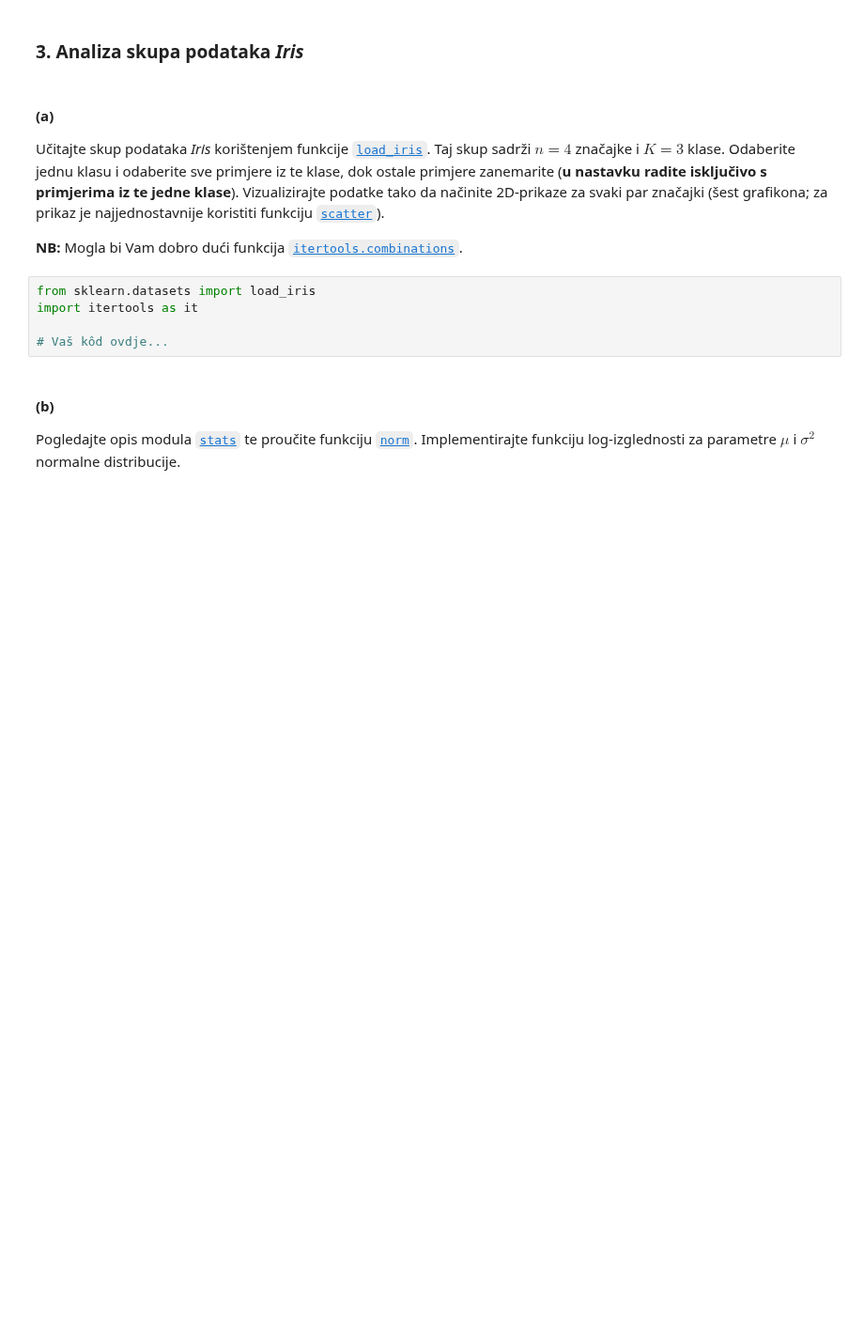
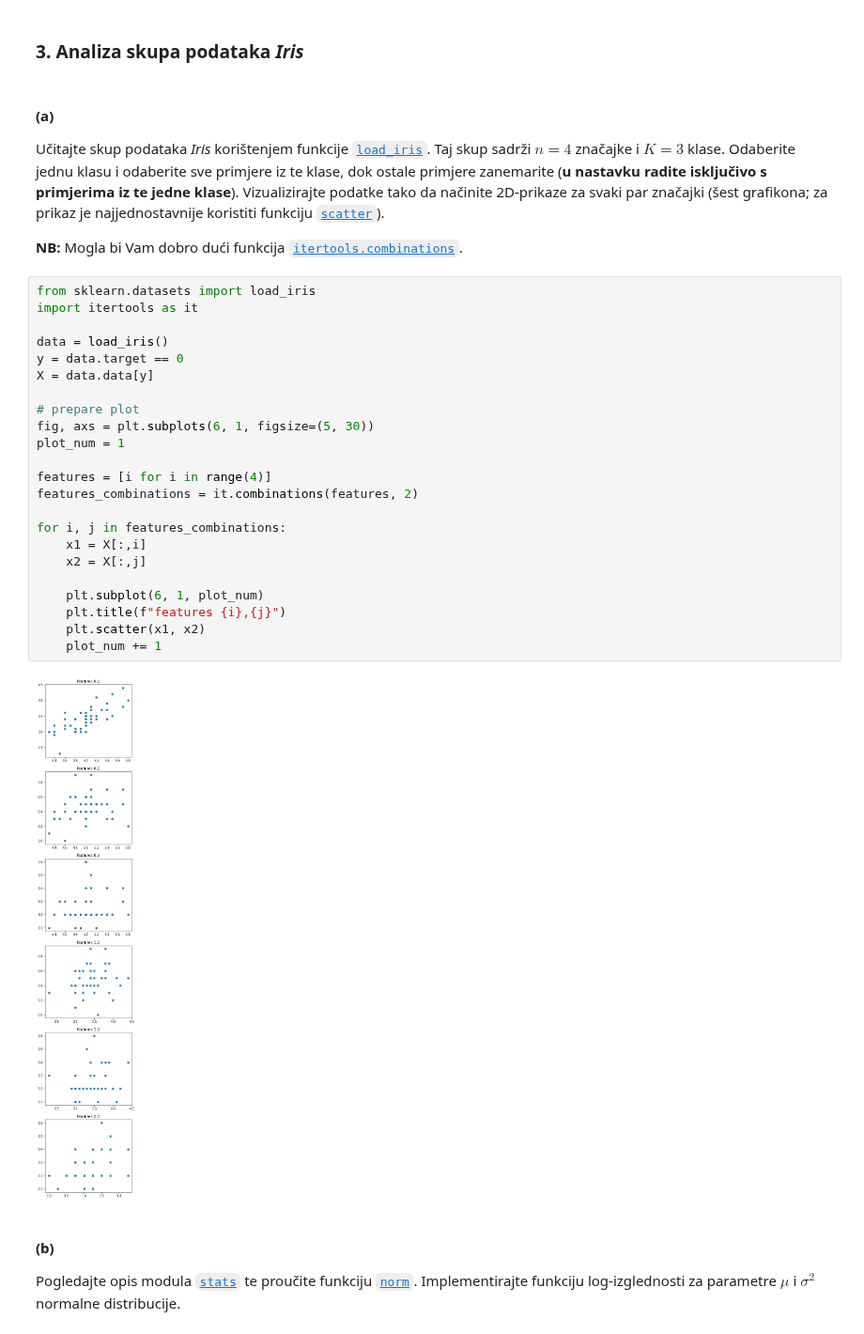
Before and after one commit to sskender/machine-learning-1, a Jupyter notebook: SU1-2021-13-14-Procjena-parametara.ipynb, the cells around one changed output. Shown at 94% size. Cells and saved outputs as stored; diff of their text form; blank space fills up the shorter version.

```diff
--- a/SU1-2021-13-14-Procjena-parametara.ipynb
+++ b/SU1-2021-13-14-Procjena-parametara.ipynb
@@ -193,11 +193,31 @@ plt.show()
 Učitajte skup podataka *Iris* korištenjem funkcije [`load_iris`](https://scikit-learn.org/stable/modules/generated/sklearn.datasets.load_iris.html). Taj skup sadrži $n=4$ značajke i $K=3$ klase. Odaberite jednu klasu i odaberite sve primjere iz te klase, dok ostale primjere zanemarite (**u nastavku radite isključivo s primjerima iz te jedne klase**). Vizualizirajte podatke tako da načinite 2D-prikaze za svaki par značajki (šest grafikona; za prikaz je najjednostavnije koristiti funkciju [`scatter`](http://matplotlib.org/api/pyplot_api.html#matplotlib.pyplot.scatter)).
 
 **NB:** Mogla bi Vam dobro dući funkcija [`itertools.combinations`](https://docs.python.org/2/library/itertools.html#itertools.combinations).
-# %%
-from sklearn.datasets import load_iris
-import itertools as it
-
-# Vaš kôd ovdje...
+# %%
+from sklearn.datasets import load_iris
+import itertools as it
+
+data = load_iris()
+y = data.target == 0
+X = data.data[y]
+
+# prepare plot
+fig, axs = plt.subplots(6, 1, figsize=(5, 30))
+plot_num = 1
+
+features = [i for i in range(4)]
+features_combinations = it.combinations(features, 2)
+
+for i, j in features_combinations:
+    x1 = X[:,i]
+    x2 = X[:,j]
+
+    plt.subplot(6, 1, plot_num)
+    plt.title(f"features {i},{j}")
+    plt.scatter(x1, x2)
+    plot_num += 1
+# %% [output]
+[figure, added]
 # %% [markdown]
 #### (b)
 
```
Also changed, not shown: parts of 8 cells of this notebook.
